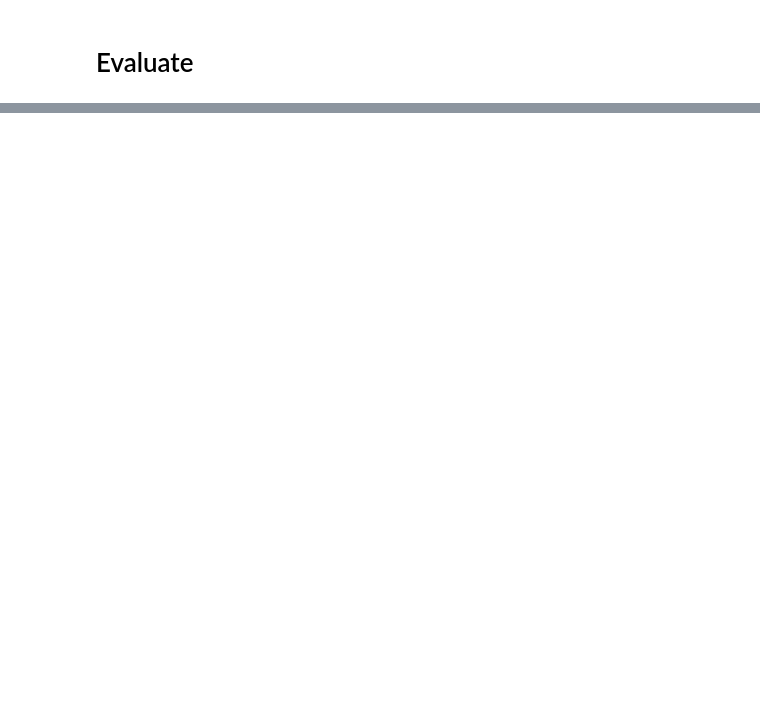
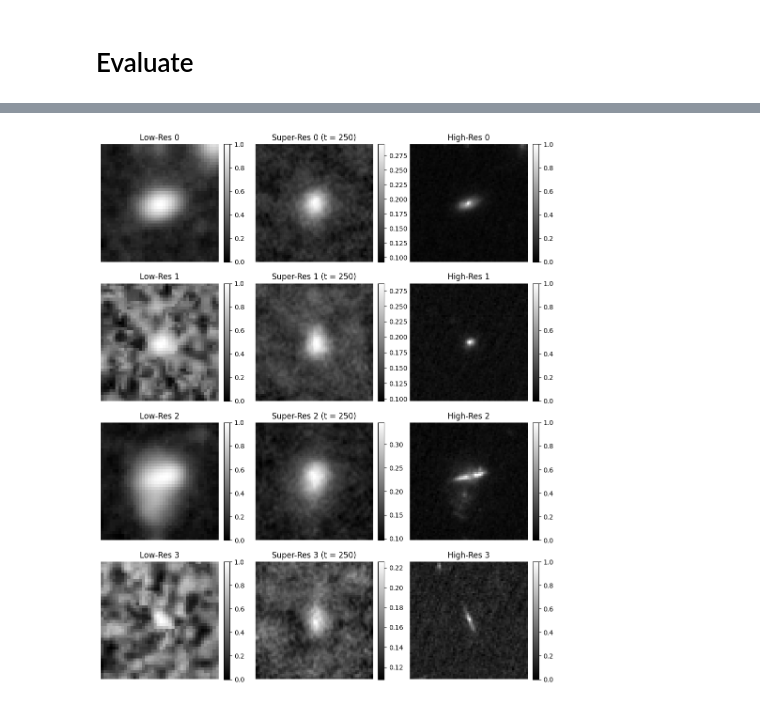
Before and after one commit to xoubish/superNISP, a Jupyter notebook: code/diffusion_test.ipynb, the cells around one changed output, grey strips where cells are left out. Cells and saved outputs as stored; diff of their text form; code cells hidden in the pictures; blank space fills up the shorter version.

```diff
--- a/code/diffusion_test.ipynb
+++ b/code/diffusion_test.ipynb
@@ -483,3 +470,71 @@ plt.show()
+# %%
+# === Load model ===
+checkpoint_path = "super_resolution_model.pth"
+device = torch.device("cuda" if torch.cuda.is_available() else "cpu")
+
+unet = SuperResDiffusionUNet(in_channels=1, out_channels=1).to(device)
+upsampler = Upsampler().to(device)
+model = SuperResolutionDiffusion(unet, upsampler).to(device)
+model.load_state_dict(torch.load(checkpoint_path, map_location=device))
+model.eval()
+
+# === Load test data ===
+test_loader = DataLoader(
+    SuperResolutionDataset("../data/Nisp_train_cosmos.hdf5", "../data/Nircam_train_cosmos.hdf5", split="test", sample_fraction=0.1),
+    batch_size=4,
+    shuffle=False,
+    num_workers=2,
+    pin_memory=True,
+    persistent_workers=True
+)
+
+# === Pick a random test batch ===
+random_batch_idx = random.randint(0, len(test_loader) - 1)
+for i, (lr_batch, hr_batch) in enumerate(test_loader):
+    if i == random_batch_idx:
+        break
+
+lr_batch, hr_batch = lr_batch.to(device), hr_batch.to(device)
+
+# === Inference with timestep t (adjustable) ===
+t_value = 250 # You can try 0, 50, 100, 250, etc.
+t_test = torch.full((lr_batch.shape[0],), t_value, dtype=torch.long, device=device)
+
+with torch.no_grad(), torch.cuda.amp.autocast():
+    sr_batch = model(lr_batch, t_test).cpu()
+
+# === Convert to numpy for visualization ===
+lr_batch_np = lr_batch.cpu().squeeze().numpy()
+sr_batch_np = sr_batch.squeeze().numpy()
+hr_batch_np = hr_batch.cpu().squeeze().numpy()
+
+# === Plot results ===
+num_images = min(4, lr_batch.shape[0])
+fig, axes = plt.subplots(num_images, 3, figsize=(10, 12))
+
+for i in range(num_images):
+    # Low-Res
+    img1 = axes[i, 0].imshow(lr_batch_np[i], cmap='gray')
+    axes[i, 0].set_title(f"Low-Res {i}")
+    axes[i, 0].axis("off")
+    fig.colorbar(img1, ax=axes[i, 0], fraction=0.046, pad=0.04)
+
+    # Super-Resolved (Refined)
+    img2 = axes[i, 1].imshow(sr_batch_np[i], cmap='gray')
+    axes[i, 1].set_title(f"Super-Res {i} (t = {t_value})")
+    axes[i, 1].axis("off")
+    fig.colorbar(img2, ax=axes[i, 1], fraction=0.046, pad=0.04)
+
+    # High-Res Ground Truth
+    img3 = axes[i, 2].imshow(hr_batch_np[i], cmap='gray')
+    axes[i, 2].set_title(f"High-Res {i}")
+    axes[i, 2].axis("off")
+    fig.colorbar(img3, ax=axes[i, 2], fraction=0.046, pad=0.04)
+
+plt.tight_layout()
+plt.show()
+# %% [output]
+[figure, added]
 # %%
 # PSNR function using torchmetrics
 def compute_psnr(pred, target):
```
Also changed, not shown: parts of 6 cells of this notebook, 2 other files.
